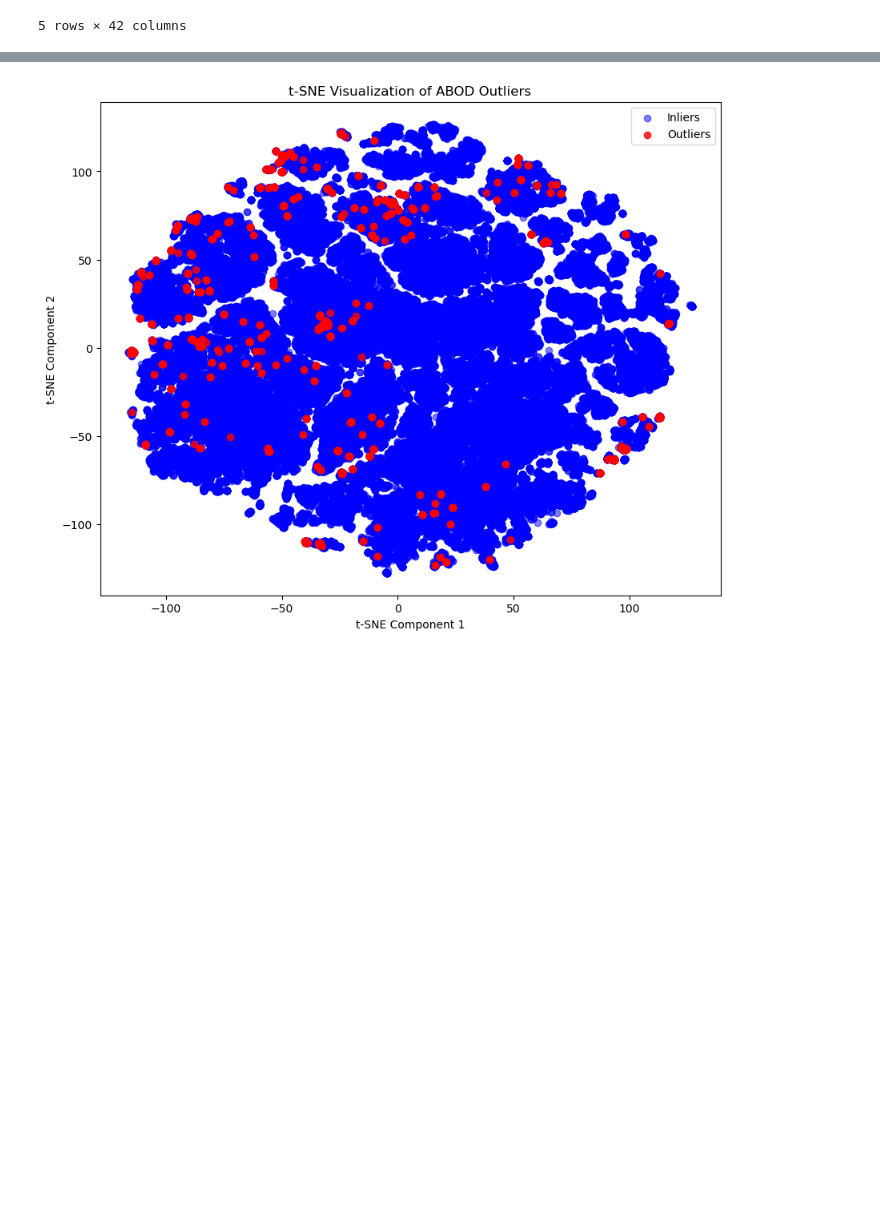
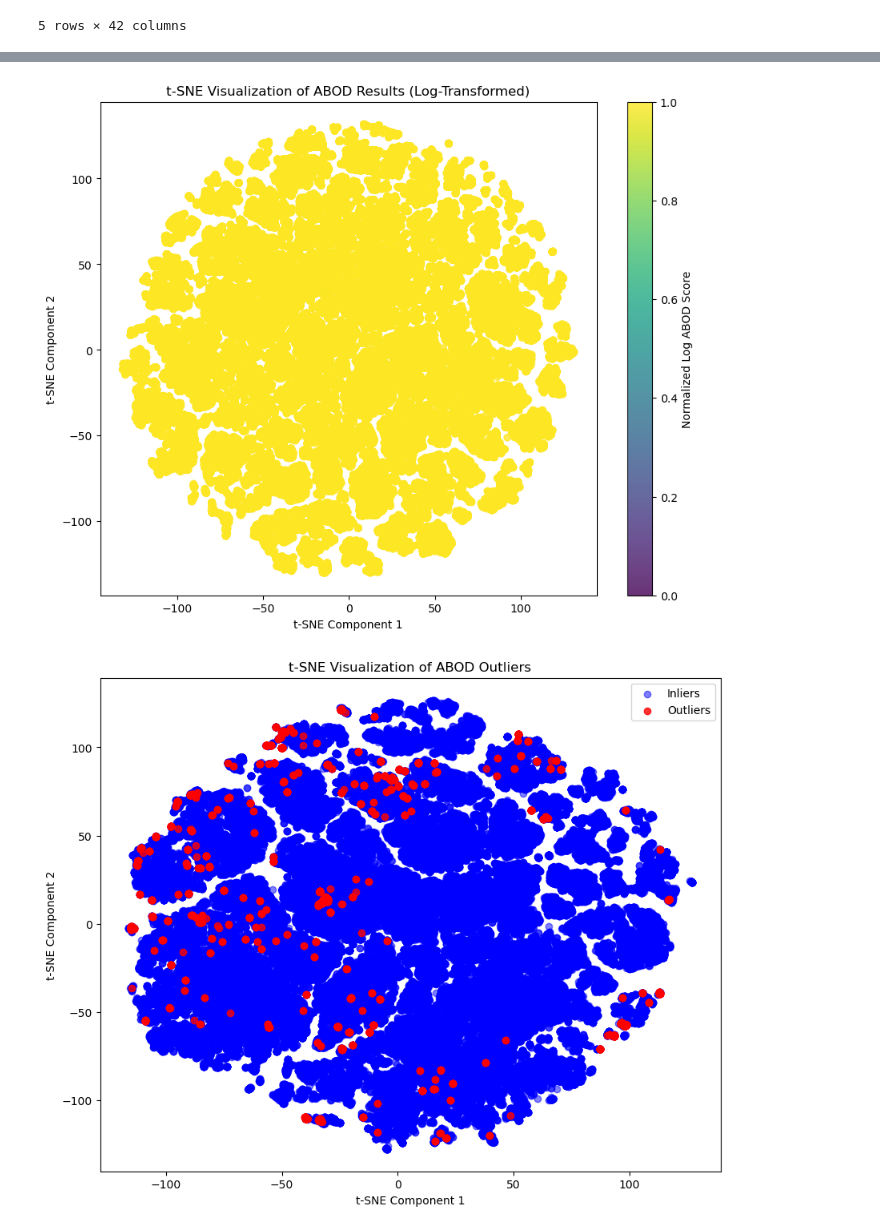
Before and after one commit to ChefBB/dm2_project, a Jupyter notebook: Dim_reduction_Chiara.ipynb, the cells around one changed output, grey strips where cells are left out. Drawn from its saved outputs; the diff is of its cells as text; code cells hidden in the pictures; blank space fills up the shorter version.

```diff
--- a/Dim_reduction_Chiara.ipynb
+++ b/Dim_reduction_Chiara.ipynb
@@ -190,3 +229,32 @@ print(outliers_df)
+# %%
+from sklearn.manifold import TSNE
+import matplotlib.pyplot as plt
+import numpy as np
+
+# Perform t-SNE to reduce the data to 2 dimensions
+tsne = TSNE(n_components=2, random_state=42, perplexity=30, n_iter=1000)
+X_tsne = tsne.fit_transform(X_scaled)
+
+# Add t-SNE results to the DataFrame
+df['tSNE_1'] = X_tsne[:, 0]
+df['tSNE_2'] = X_tsne[:, 1]
+
+# Apply a logarithmic transformation to ABOD_Score for better visualization
+df['Log_ABOD_Score'] = np.log1p(df['ABOD_Score'] - df['ABOD_Score'].min() + 1)
+
+# Normalize the log-transformed ABOD_Score
+df['Normalized_Log_ABOD_Score'] = (df['Log_ABOD_Score'] - df['Log_ABOD_Score'].min()) / (df['Log_ABOD_Score'].max() - df['Log_ABOD_Score'].min())
+
+# Create a scatter plot with a gradient color scale based on the normalized log-transformed ABOD_Score
+plt.figure(figsize=(10, 8))
+scatter = plt.scatter(df['tSNE_1'], df['tSNE_2'], c=df['Normalized_Log_ABOD_Score'], cmap='viridis', alpha=0.8)
+plt.colorbar(scatter, label='Normalized Log ABOD Score')  # Add a color bar to show the gradient scale
+plt.title('t-SNE Visualization of ABOD Results (Log-Transformed)')
+plt.xlabel('t-SNE Component 1')
+plt.ylabel('t-SNE Component 2')
+plt.show()
+# %% [output]
+[figure, added]
 # %%
 from sklearn.manifold import TSNE
 import matplotlib.pyplot as plt
```
Also changed, not shown: parts of 12 cells of this notebook, 3 other files.
